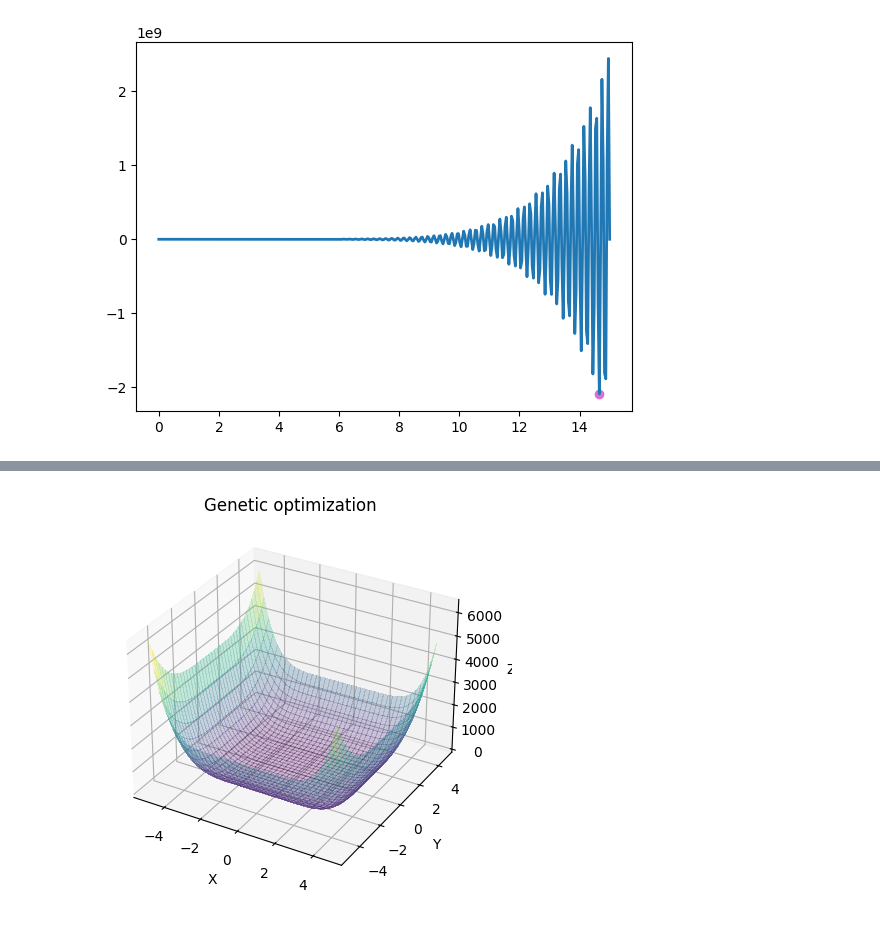
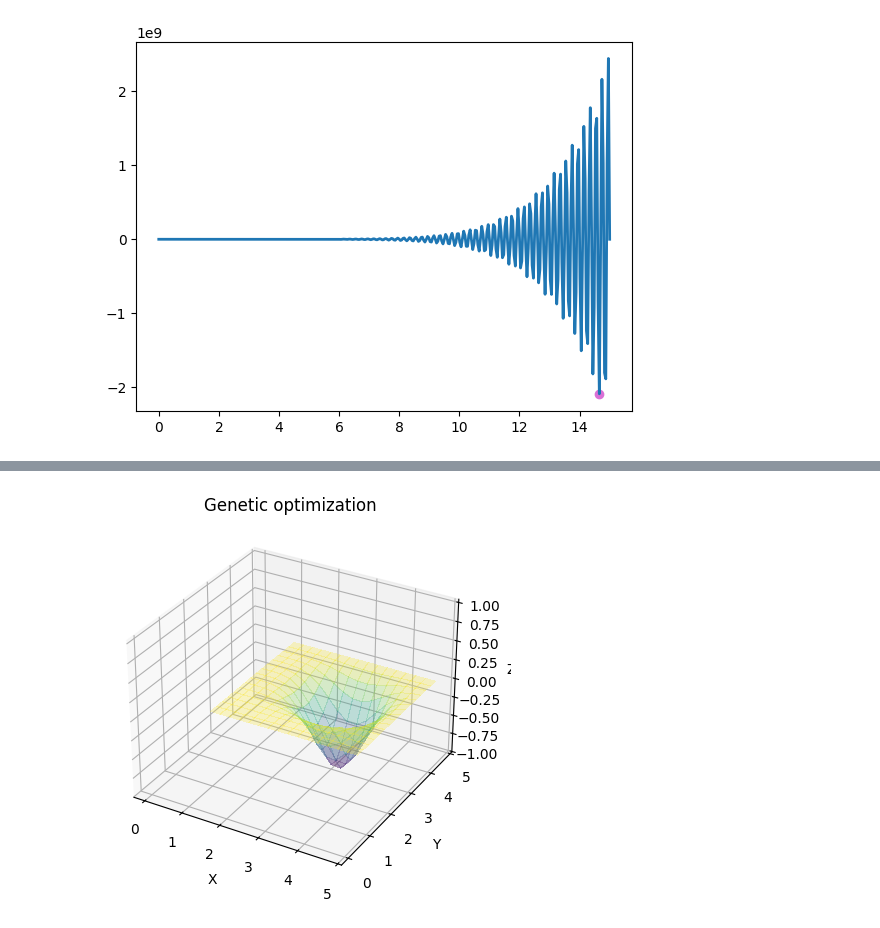
Before and after one commit to anastasiia-denysenko/Algorithms-And-Methods-Of-Swarm-Intelligence, a Jupyter notebook: lab_1/Denysenko_lab_1.ipynb, the cells around one changed output, grey strips where cells are left out. Cells and saved outputs as stored; diff of their text form; code cells hidden in the pictures.

```diff
--- a/lab_1/Denysenko_lab_1.ipynb
+++ b/lab_1/Denysenko_lab_1.ipynb
@@ -558,6 +96,5 @@ g.plot_x_and_y()
 # %%
-# PLEASE, RUN THIS IN PY FILE!
-g1 = Genetic_optimization_for_x_and_y(f2, 40, 7, -5, 5, -5, 5, 8, 0.01, minimize = True)
-g1.plot_dynamic()
+g2 = Genetic_optimization_for_x_and_y(easom, 40, 7, 1, 5, 1, 5, 8, 0.01, minimize = True)
+g2.plot_dynamic()
 # %% [output]
-[figure, old version]
+[figure, new version]
```
Also changed, not shown: parts of 29 cells of this notebook, 49 other files.
